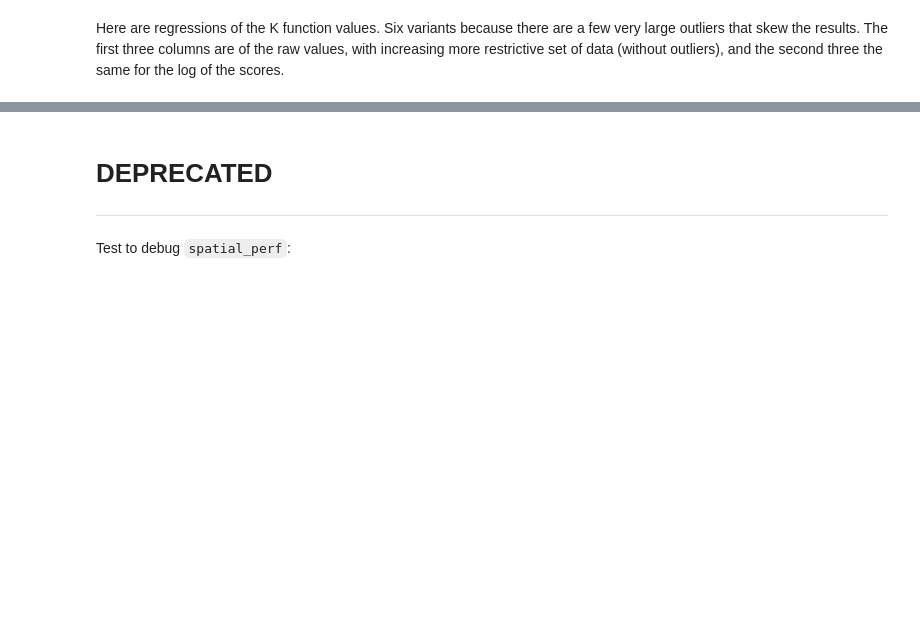
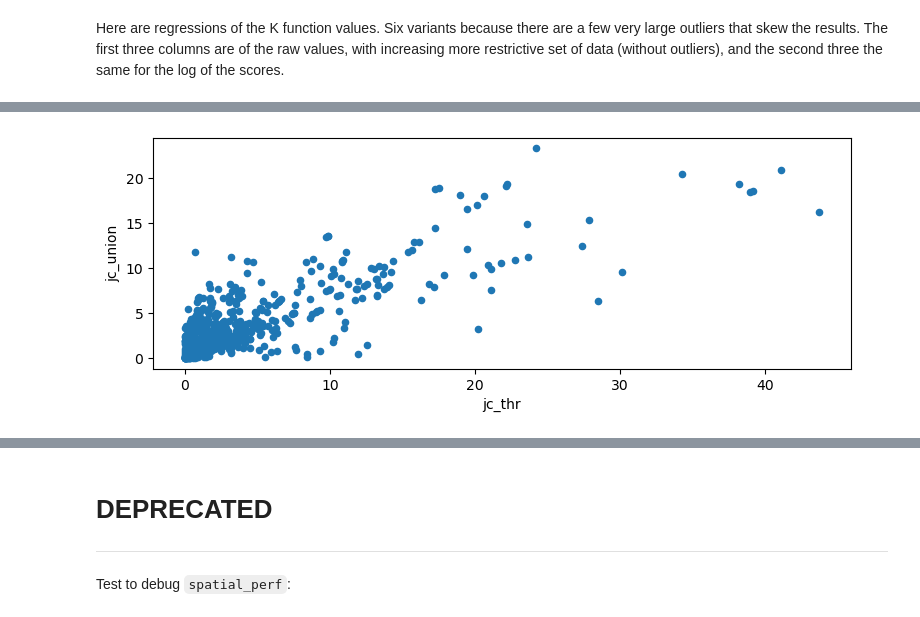
Before and after one commit to urbangrammarai/signature_ai, a Jupyter notebook: ai_experiments/production_model_performance.ipynb, the cells around one changed output, grey strips where cells are left out. Saved outputs shown, nothing was run; the diff lists cells and outputs as text; code cells hidden in the pictures; blank space fills up the shorter version.

```diff
--- a/ai_experiments/production_model_performance.ipynb
+++ b/ai_experiments/production_model_performance.ipynb
@@ -837,0 +997,8 @@ Here are regressions of the K function values. Six variants because there are a
+# %%
+dists.pivot(
+    index=['csa', 'signature', 'model'], columns='metric', values='dist'
+).dropna().plot.scatter(
+    'jc_thr', 'jc_union', figsize=(9, 3)
+);
+# %% [output]
+[figure, added]
```
Also changed, not shown: parts of 52 cells of this notebook, 1 other file.
